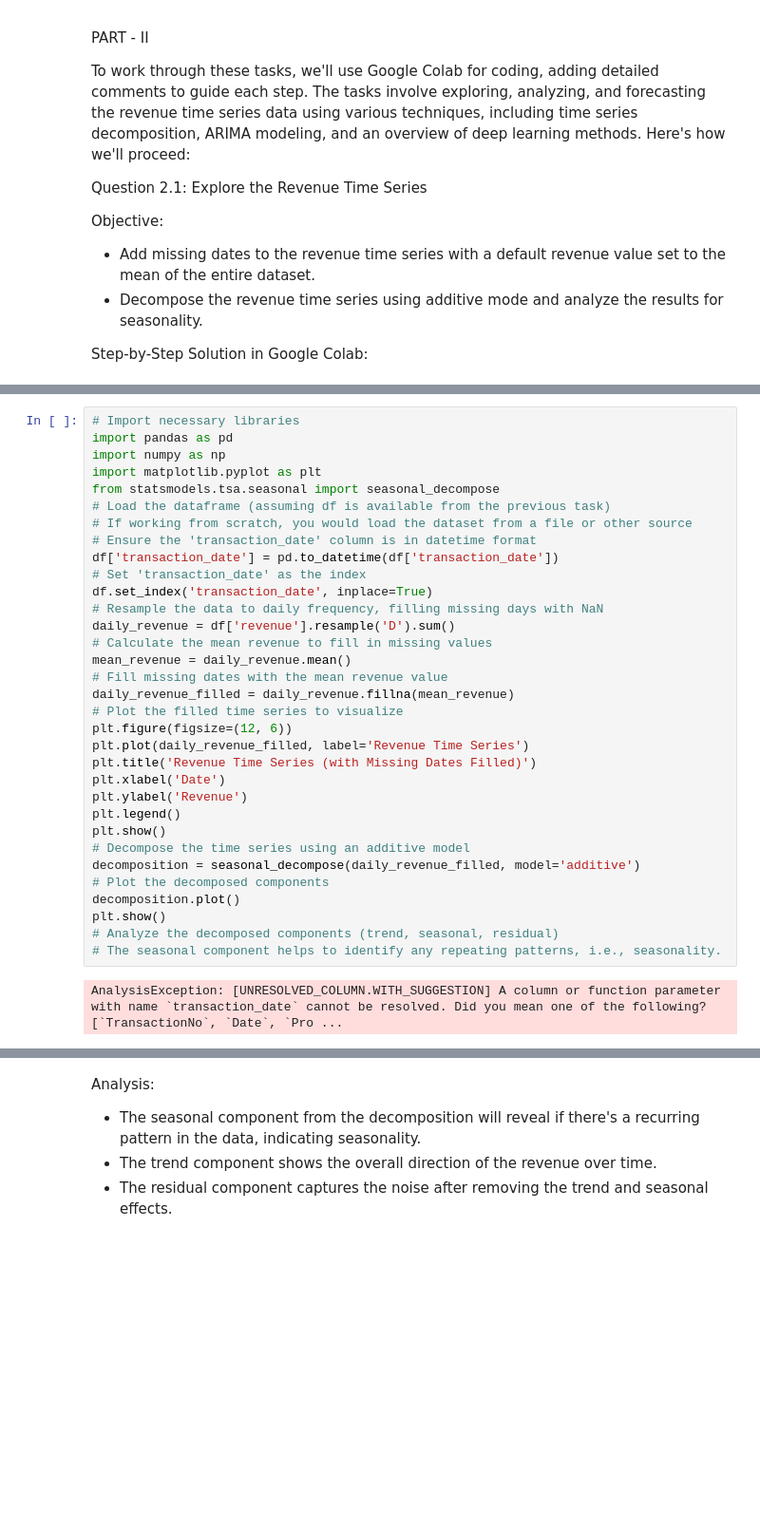
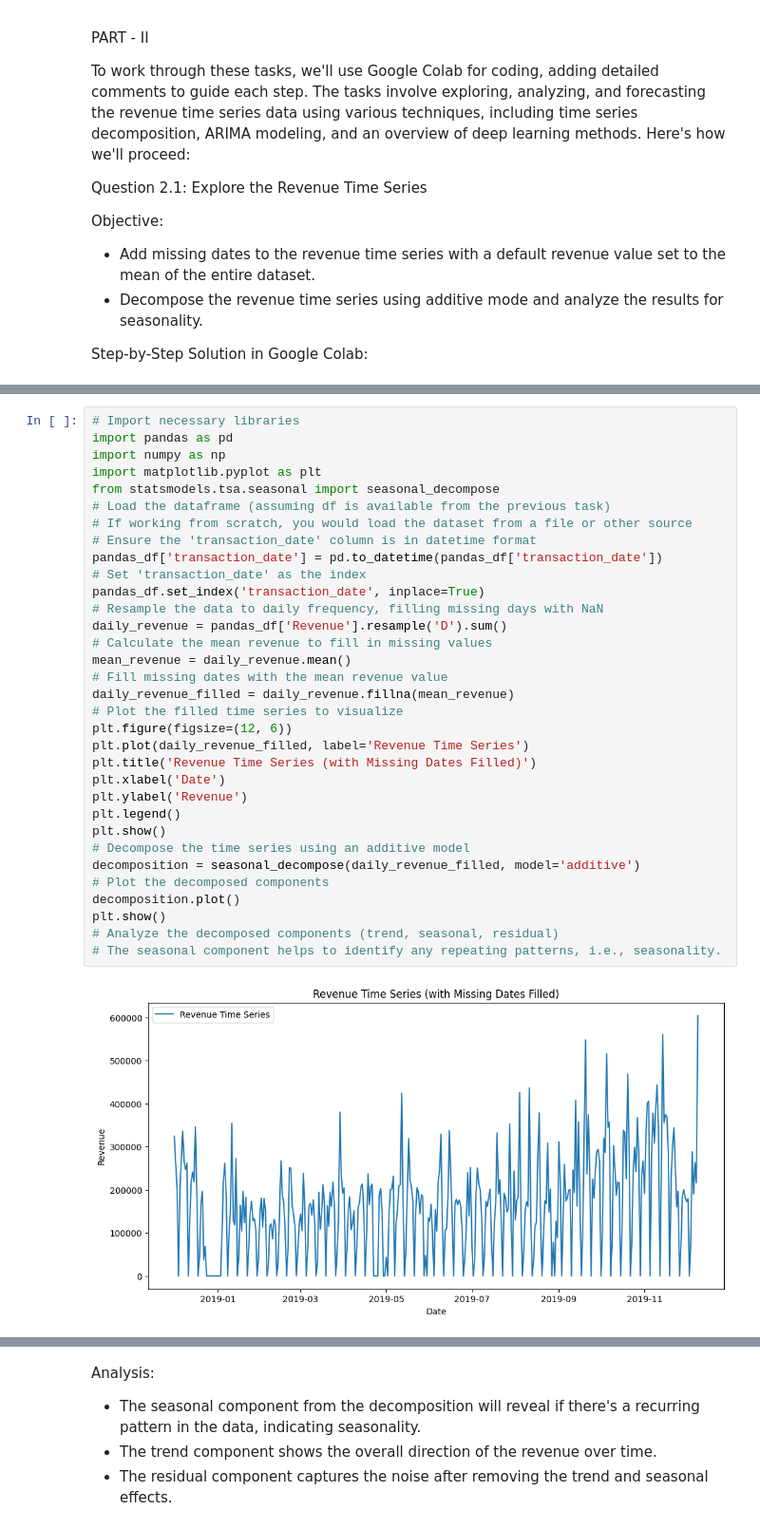
Before and after one commit to HarshKapr/Cloud, a Jupyter notebook: Assesment2_SIG742_Harsh_Pavan_Team19.ipynb, the cells around one changed output, grey strips where cells are left out. Shown at 95% size. Cells and saved outputs as stored; diff of their text form; blank space fills up the shorter version.

```diff
--- a/Assesment2_SIG742_Harsh_Pavan_Team19.ipynb
+++ b/Assesment2_SIG742_Harsh_Pavan_Team19.ipynb
@@ -435,34 +445,34 @@ Step-by-Step Solution in Google Colab:
 # Import necessary libraries
 import pandas as pd
 import numpy as np
 import matplotlib.pyplot as plt
 from statsmodels.tsa.seasonal import seasonal_decompose
 # Load the dataframe (assuming df is available from the previous task)
 # If working from scratch, you would load the dataset from a file or other source
 # Ensure the 'transaction_date' column is in datetime format
-df['transaction_date'] = pd.to_datetime(df['transaction_date'])
+pandas_df['transaction_date'] = pd.to_datetime(pandas_df['transaction_date'])
 # Set 'transaction_date' as the index
-df.set_index('transaction_date', inplace=True)
+pandas_df.set_index('transaction_date', inplace=True)
 # Resample the data to daily frequency, filling missing days with NaN
-daily_revenue = df['revenue'].resample('D').sum()
+daily_revenue = pandas_df['Revenue'].resample('D').sum()
 # Calculate the mean revenue to fill in missing values
 mean_revenue = daily_revenue.mean()
 # Fill missing dates with the mean revenue value
 daily_revenue_filled = daily_revenue.fillna(mean_revenue)
 # Plot the filled time series to visualize
 plt.figure(figsize=(12, 6))
 plt.plot(daily_revenue_filled, label='Revenue Time Series')
 plt.title('Revenue Time Series (with Missing Dates Filled)')
 plt.xlabel('Date')
 plt.ylabel('Revenue')
 plt.legend()
 plt.show()
 # Decompose the time series using an additive model
 decomposition = seasonal_decompose(daily_revenue_filled, model='additive')
 # Plot the decomposed components
 decomposition.plot()
 plt.show()
 # Analyze the decomposed components (trend, seasonal, residual)
 # The seasonal component helps to identify any repeating patterns, i.e., seasonality.
 # %% [output]
-AnalysisException: [UNRESOLVED_COLUMN.WITH_SUGGESTION] A column or function parameter with name `transaction_date` cannot be resolved. Did you mean one of the following? [`TransactionNo`, `Date`, `Pro ...
+[figure, added]
```
Also changed, not shown: parts of 3 cells of this notebook.
